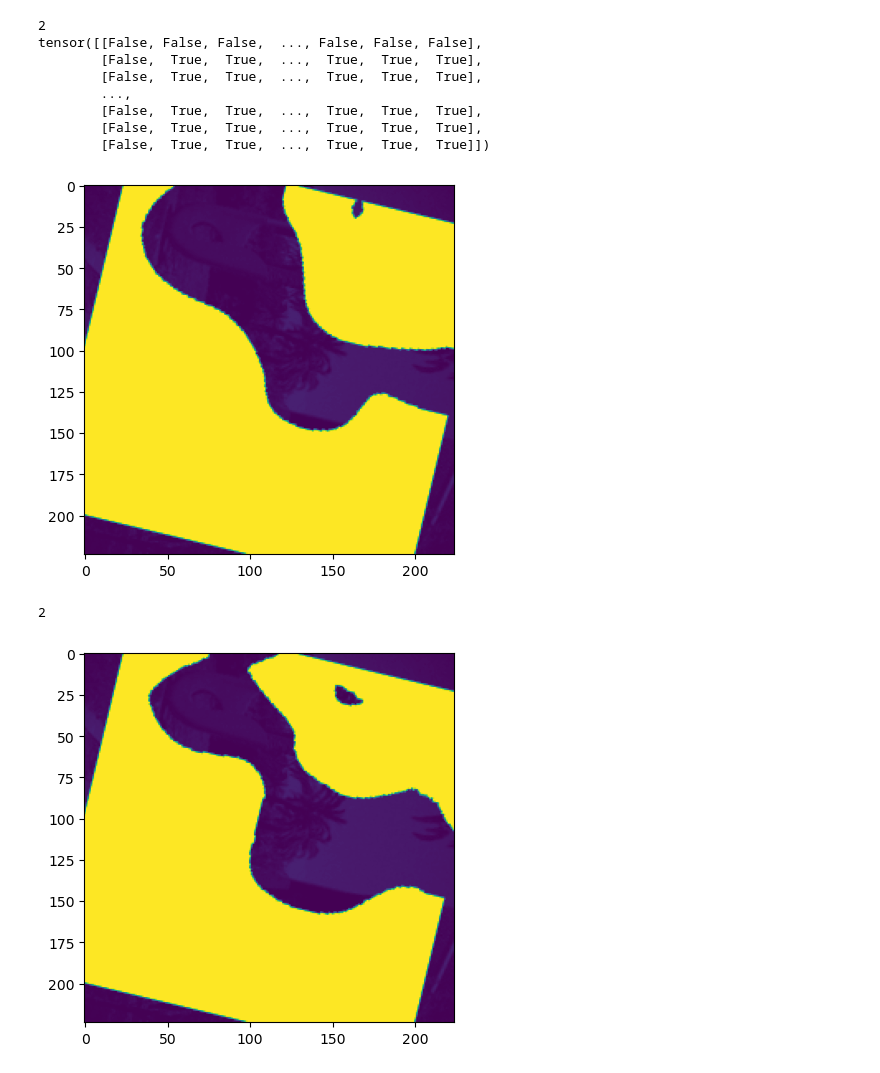
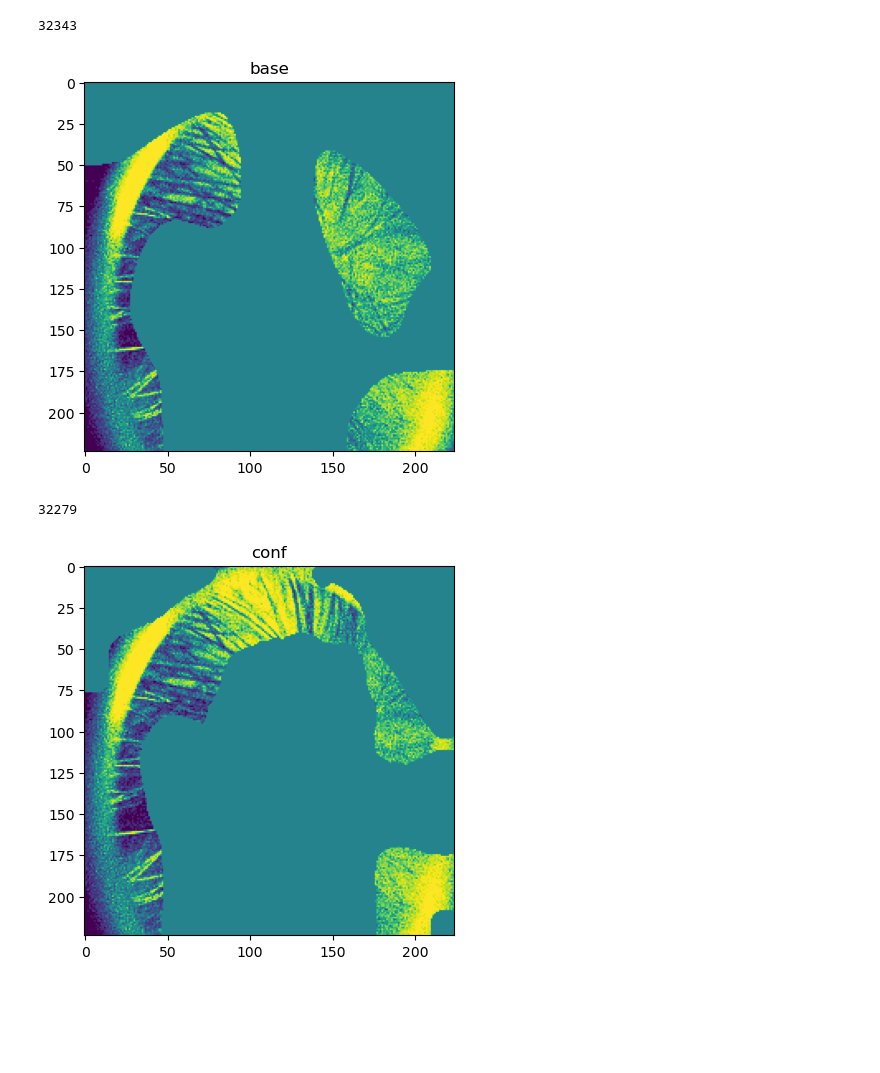
Before and after one commit to beotborry/ConformalXAI, a Jupyter notebook: img_vis.ipynb, the cells around one changed output. Cells and saved outputs as stored; diff of their text form; code cells hidden in the pictures; blank space fills up the shorter version.

```diff
--- a/img_vis.ipynb
+++ b/img_vis.ipynb
@@ -7,23 +8,15 @@ img_our = torch.load("./img_our.pt")
 # %%
-plt.imshow(img_base[4].squeeze().sum(0))
-print(len(torch.where(img_base[4].squeeze().sum(0) == 0)))
-
-# len(torch.where(img_base[7].sum(0) == 0)[0])
-print(img_base[5].squeeze().sum(0) == 0)
+plt.title("base")
+plt.imshow(img_base[10].squeeze().sum(0))
+print(len(torch.where(img_base[4].squeeze().sum(0) == 0)[0]))
 # %% [output]
-2
-tensor([[False, False, False,  ..., False, False, False],
-        [False,  True,  True,  ...,  True,  True,  True],
-        [False,  True,  True,  ...,  True,  True,  True],
-        ...,
-        [False,  True,  True,  ...,  True,  True,  True],
-        [False,  True,  True,  ...,  True,  True,  True],
-        [False,  True,  True,  ...,  True,  True,  True]])
+32343
-[figure, old version]
+[figure, new version]
 # %%
-plt.imshow(img_our[4].squeeze().sum(0))
+plt.title("conf")
+plt.imshow(img_our[10].squeeze().sum(0))
 
-print(len(torch.where(img_our[4].squeeze().sum(0) == 0)))
+print(len(torch.where(img_our[4].squeeze().sum(0) == 0)[0]))
 # %% [output]
-2
+32279
-[figure, old version]
+[figure, new version]
```
Also changed, not shown: parts of 12 cells of this notebook, 21 other files.
